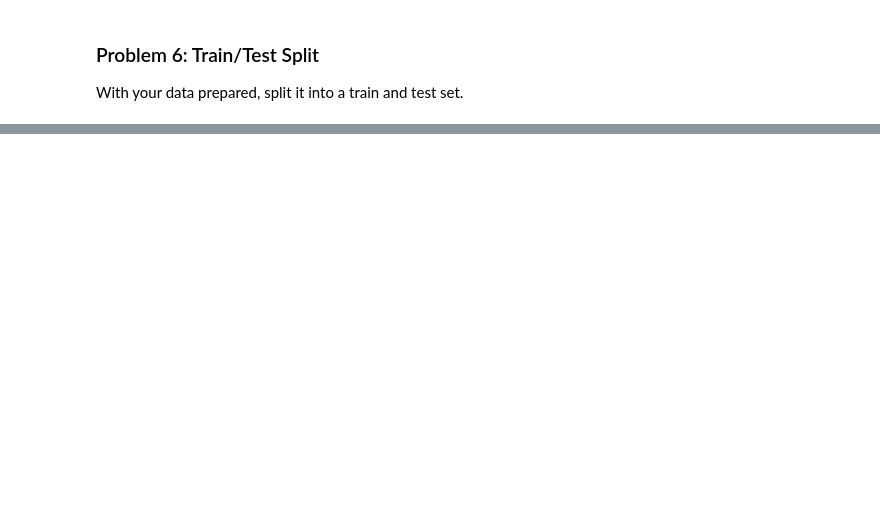
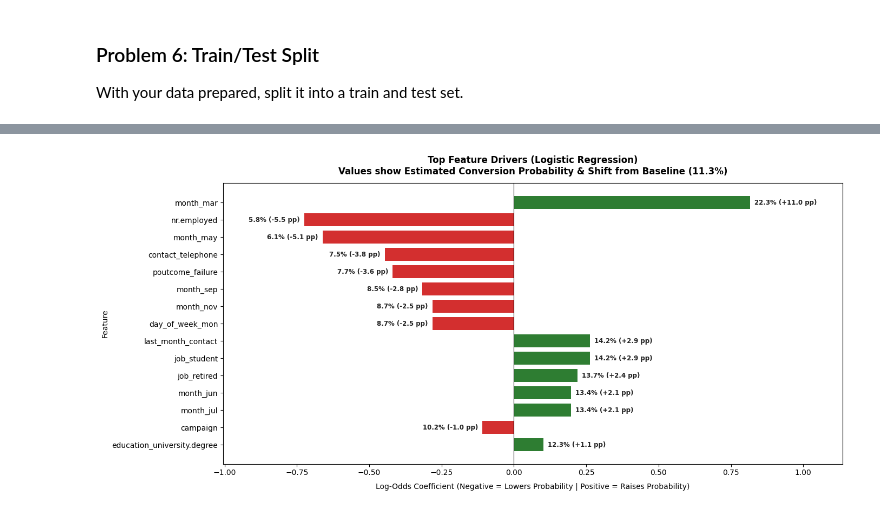
Before and after one commit to 1abhisheknigam/my-ai, a Jupyter notebook: bank-classifiers/notebooks/bank_classifiers.ipynb, the cells around one changed output, grey strips where cells are left out. Saved outputs shown, nothing was run; the diff lists cells and outputs as text; code cells hidden in the pictures; blank space fills up the shorter version.

```diff
--- a/bank-classifiers/notebooks/bank_classifiers.ipynb
+++ b/bank-classifiers/notebooks/bank_classifiers.ipynb
@@ -729,0 +787,3 @@ memory usage: 6.9+ MB
+# %%
+cat_cols = list(df_cleaned.select_dtypes(include="object").columns)
+cat_cols
@@ -763,0 +1577,17 @@ Now that we have some basic models on the board, we want to try to improve these
+# %%
+comparison_df = parquet_to_df("p11_comparison_df_FINAL")
+
+# Baselines
+b1_dummy_baseline_pipe = joblib_to_model("p9_b1_dummy_pipeline")
+b2_logistic_baseline_pipe = joblib_to_model("p9_b2_lr_pipeline")
+
+# Simple Models
+m1_knn_pipe = joblib_to_model("p10_m1_knn_pipeline")
+m2_decision_tree_pipe = joblib_to_model("p10_m2_dt_pipeline")
+m3_svm_pipe = joblib_to_model("p10_m3_svm_pipeline")
+
+# Tuned Models
+t1_decision_tree_tuned_pipe = joblib_to_model("p11_t1_dt_best_pipeline")
+t2_logistic_tuned_pipe = joblib_to_model("p11_t2_lr_best_pipeline")
+t3_knn_tuned_pipe = joblib_to_model("p11_t3_knn_best_pipeline")
+t4_svm_tuned_pipe = joblib_to_model("p11_t4_svm_best_pipeline")
@@ -763,0 +1985,76 @@ Now that we have some basic models on the board, we want to try to improve these
+# %%
+# Baseline conversion rate from the dataset (approx 11.27%)
+
+# Baseline log-odds
+p_base = y_train.mean() if 'y_train' in globals() else 0.1127
+base_logit = np.log(p_base / (1.0 - p_base))
+
+# Select top features by absolute magnitude
+top15_df = (
+    coef_df.assign(_abs=np.abs(coef_df["Coefficient (Log-Odds)"]))
+    .sort_values(by="_abs", ascending=False)
+    .head(15)
+    .sort_values(by="_abs", ascending=True)  # Keeps largest drivers at top in barh
+    .drop(columns=["_abs"])
+)
+
+# Calculate resulting probabilities and percentage point shifts from baseline
+coef_vals = top15_df["Coefficient (Log-Odds)"].values
+p_new_vals = 1.0 / (1.0 + np.exp(-(base_logit + coef_vals)))
+prob_diff_pp = (p_new_vals - p_base) * 100.0  # Percentage point shift
+
+# Render plot
+fig, ax = plt.subplots(figsize=(14, 6.5))
+
+bar_colors = ["#d32f2f" if val < 0 else "#2e7d32" for val in top15_df["Coefficient (Log-Odds)"]]
+
+bars = ax.barh(
+    top15_df["Feature"],
+    top15_df["Coefficient (Log-Odds)"],
+    color=bar_colors,
+    height=0.75,
+)
+
+# Central reference zero line
+ax.axvline(0, color="black", linewidth=0.8)
+
+# Annotate bars with direct probability outcomes from baseline
+for bar, p_new, diff_pp in zip(bars, p_new_vals, prob_diff_pp):
+    w = bar.get_width()
+    offset = 0.015 if w >= 0 else -0.015
+    ha = "left" if w >= 0 else "right"
+
+    # Formats as e.g. "22.3% (+11.0 pp)" or "6.1% (-5.1 pp)"
+    label_txt = f"{p_new * 100.0:.1f}% ({diff_pp:+.1f} pp)"
+
+    ax.text(
+        w + offset,
+        bar.get_y() + bar.get_height() / 2,
+        label_txt,
+        va="center",
+        ha=ha,
+        fontsize=8.5,
+        fontweight="bold",
+        color="#212121",
+    )
+
+# Formatting
+ax.set_title(
+    f"Top Feature Drivers (Logistic Regression)\n"
+    f"Values show Estimated Conversion Probability & Shift from Baseline ({p_base * 100.0:.1f}%)",
+    fontsize=12,
+    fontweight="bold",
+    pad=12,
+)
+ax.set_xlabel("Log-Odds Coefficient (Negative = Lowers Probability | Positive = Raises Probability)", fontsize=10, labelpad=8)
+ax.set_ylabel("Feature", fontsize=10)
+
+# Padding on the horizontal axis so badges do not clip
+x_min = top15_df["Coefficient (Log-Odds)"].min()
+x_max = top15_df["Coefficient (Log-Odds)"].max()
+ax.set_xlim(x_min - 0.28, x_max + 0.32)
+
+plt.tight_layout()
+plt.show()
+# %% [output]
+[figure, added]
```
Also changed, not shown: parts of 98 cells of this notebook, 1 other file.
